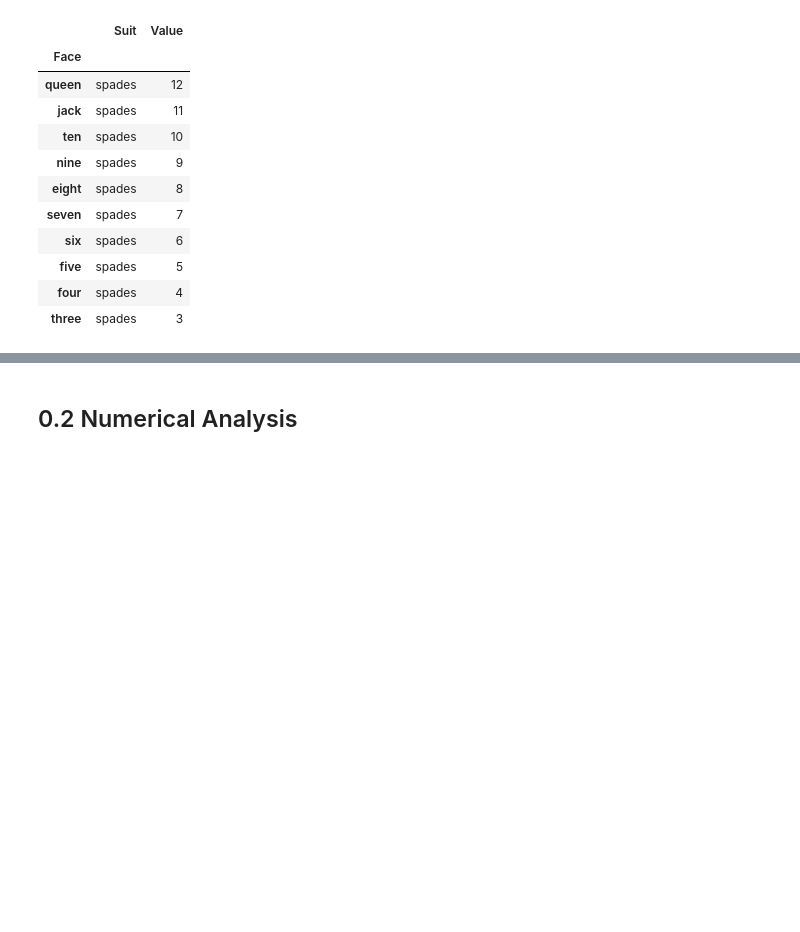
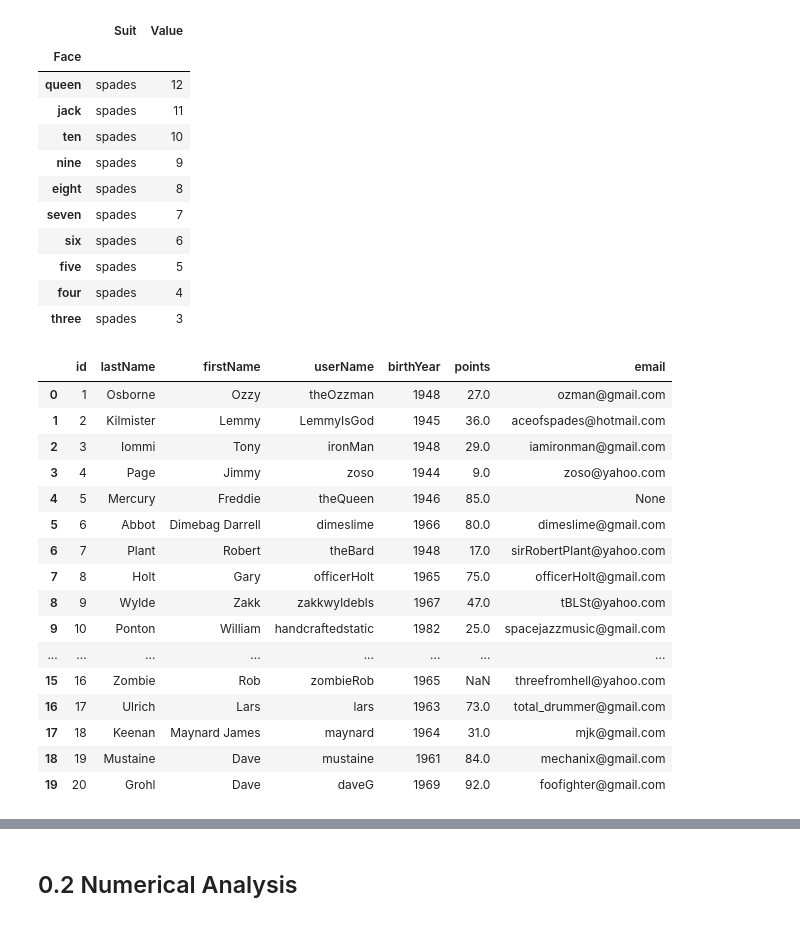
Before and after one commit to gorbulus/DS_Playbook, a Jupyter notebook: ds_playbook.ipynb, the cells around one changed output, grey strips where cells are left out. Drawn from its saved outputs; the diff is of its cells as text; code cells hidden in the pictures; blank space fills up the shorter version.

```diff
--- a/ds_playbook.ipynb
+++ b/ds_playbook.ipynb
@@ -68,3 +68,34 @@ df.head(10)
 | five | spades | 5 |
 | four | spades | 4 |
 | three | spades | 3 |
+# %%
+# Create a DataFrame from scratch
+users = {"id":[1, 2, 3, 4, 5, 6, 7, 8, 9, 10, 11, 12, 13, 14, 15, 16, 17, 18, 19, 20],
+         "lastName": ["Osborne", "Kilmister", "Iommi", "Page", "Mercury", "Abbot", "Plant", "Holt", "Wylde", "Ponton", "Osborne", "May", "Lee", "Dickinson", "Maiden", "Zombie", "Ulrich", "Keenan", "Mustaine", "Grohl"],
+         "firstName": ["Ozzy", "Lemmy", "Tony", "Jimmy", "Freddie", "Dimebag Darrell", "Robert", "Gary", "Zakk", "William", "Sharon", "Brian", "Geddy", "Bruce", "Eddie", "Rob", "Lars", "Maynard James", "Dave", "Dave"],
+         "userName": ["theOzzman", "LemmyIsGod", "ironMan", "zoso", "theQueen", "dimeslime", "theBard", "officerHolt", "zakkwyldebls", "handcraftedstatic", "queenBee", "bMay", "geddyLee", "captBruce", "Eddie", "zombieRob", "lars", "maynard", "mustaine", "daveG"],
+         "birthYear" : [1948, 1945, 1948, 1944, 1946, 1966, 1948, 1965, 1967, 1982, 1952, 1947, 1953, 1958, 1979, 1965, 1963, 1964, 1961, 1969],
+         "points":[27, 36, 29, 9, 85, 80, 17, 75, 47, 25, 14, 50, 14, 72, 75, None, 73, 31, 84, 92],
+         "email" : ["ozman@gmail.com", "aceofspades@hotmail.com", "iamironman@gmail.com", "zoso@yahoo.com", None, "dimeslime@gmail.com", "sirRobertPlant@yahoo.com", "officerHolt@gmail.com", "tBLSt@yahoo.com", "spacejazzmusic@gmail.com", "sharonoz@gmail.com", "brianmay@hotmail.com", "geddyLee@yahoo.com", "captainBruce@gmail.com", None, "threefromhell@yahoo.com", "total_drummer@gmail.com", "mjk@gmail.com", "mechanix@gmail.com", "foofighter@gmail.com"]}
+# %%
+rockers_df = pd.DataFrame(data=users)
+# %%
+rockers_df.head(20)
+# %% [output]
+|  | id | lastName | firstName | userName | birthYear | points | email |
+| 0 | 1 | Osborne | Ozzy | theOzzman | 1948 | 27.0 | ozman@gmail.com |
+| 1 | 2 | Kilmister | Lemmy | LemmyIsGod | 1945 | 36.0 | aceofspades@hotmail.com |
+| 2 | 3 | Iommi | Tony | ironMan | 1948 | 29.0 | iamironman@gmail.com |
+| 3 | 4 | Page | Jimmy | zoso | 1944 | 9.0 | zoso@yahoo.com |
+| 4 | 5 | Mercury | Freddie | theQueen | 1946 | 85.0 | None |
+| 5 | 6 | Abbot | Dimebag Darrell | dimeslime | 1966 | 80.0 | dimeslime@gmail.com |
+| 6 | 7 | Plant | Robert | theBard | 1948 | 17.0 | sirRobertPlant@yahoo.com |
+| 7 | 8 | Holt | Gary | officerHolt | 1965 | 75.0 | officerHolt@gmail.com |
+| 8 | 9 | Wylde | Zakk | zakkwyldebls | 1967 | 47.0 | tBLSt@yahoo.com |
+| 9 | 10 | Ponton | William | handcraftedstatic | 1982 | 25.0 | spacejazzmusic@gmail.com |
+| ... | ... | ... | ... | ... | ... | ... | ... |
+| 15 | 16 | Zombie | Rob | zombieRob | 1965 | NaN | threefromhell@yahoo.com |
+| 16 | 17 | Ulrich | Lars | lars | 1963 | 73.0 | total_drummer@gmail.com |
+| 17 | 18 | Keenan | Maynard James | maynard | 1964 | 31.0 | mjk@gmail.com |
+| 18 | 19 | Mustaine | Dave | mustaine | 1961 | 84.0 | mechanix@gmail.com |
+| 19 | 20 | Grohl | Dave | daveG | 1969 | 92.0 | foofighter@gmail.com |
```
Also changed, not shown: parts of 18 cells of this notebook.
